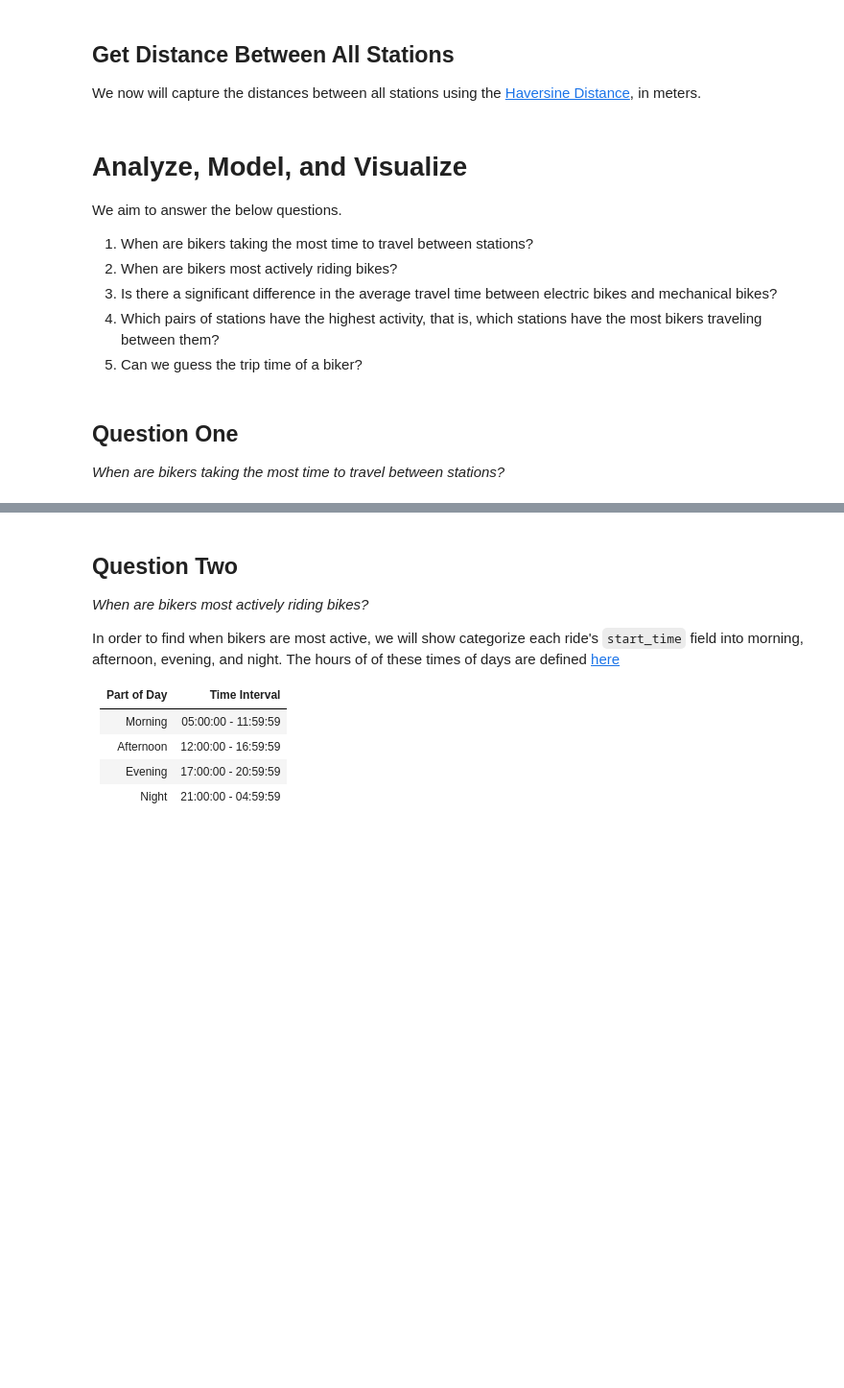
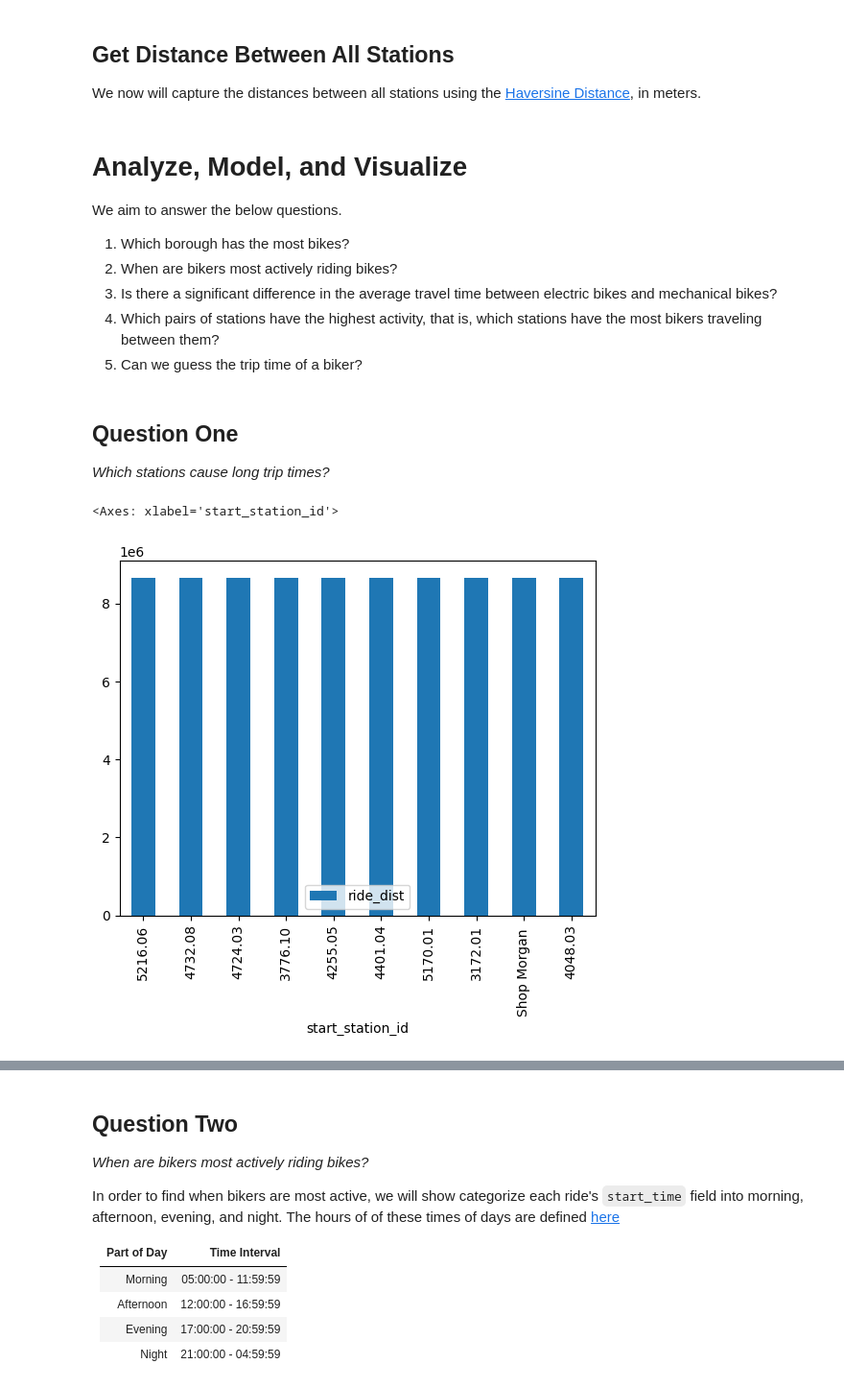
Before and after one commit to Caballesjason/Udacity---Intro-to-Data-Science-Project, a Jupyter notebook: analysis.ipynb, the cells around one changed output, grey strips where cells are left out. Shown: that part at 96% size. Cells and saved outputs as stored; diff of their text form; code cells hidden in the pictures; blank space fills up the shorter version.

```diff
--- a/analysis.ipynb
+++ b/analysis.ipynb
@@ -74,11 +74,16 @@ df['ride_dist'] = df.apply(haversine_map, axis=1)
 # Analyze, Model, and Visualize
 We aim to answer the below questions.
 
-1. When are bikers taking the most time to travel between stations?
+1. Which borough has the most bikes?
 2. When are bikers most actively riding bikes?
 3. Is there a significant difference in the average travel time between electric bikes and mechanical bikes?
 4. Which pairs of stations have the highest activity, that is, which stations have the most bikers traveling between them?
 5. Can we guess the trip time of a biker?
 # %% [markdown]
 ## Question One
-_When are bikers taking the most time to travel between stations?_
+_Which stations cause long trip times?_
+# %%
+df[["start_station_id", "ride_dist"]].groupby(by="start_station_id").max().sort_values(by="ride_dist", ascending=False).head(10).plot.bar()
+# %% [output]
+<Axes: xlabel='start_station_id'>
+[figure, added]
```
Also changed, not shown: parts of 2 cells of this notebook, 1 other file.
